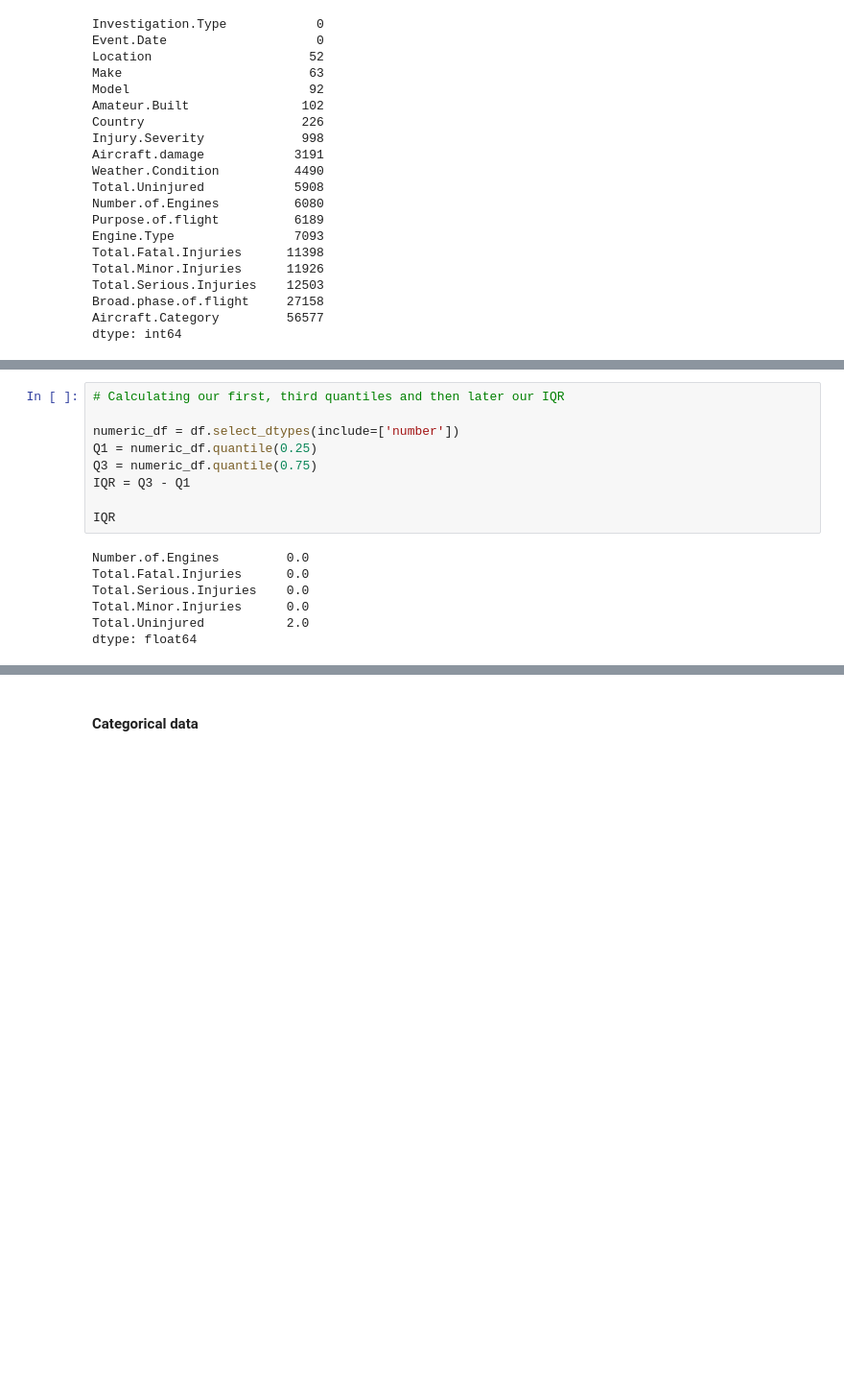
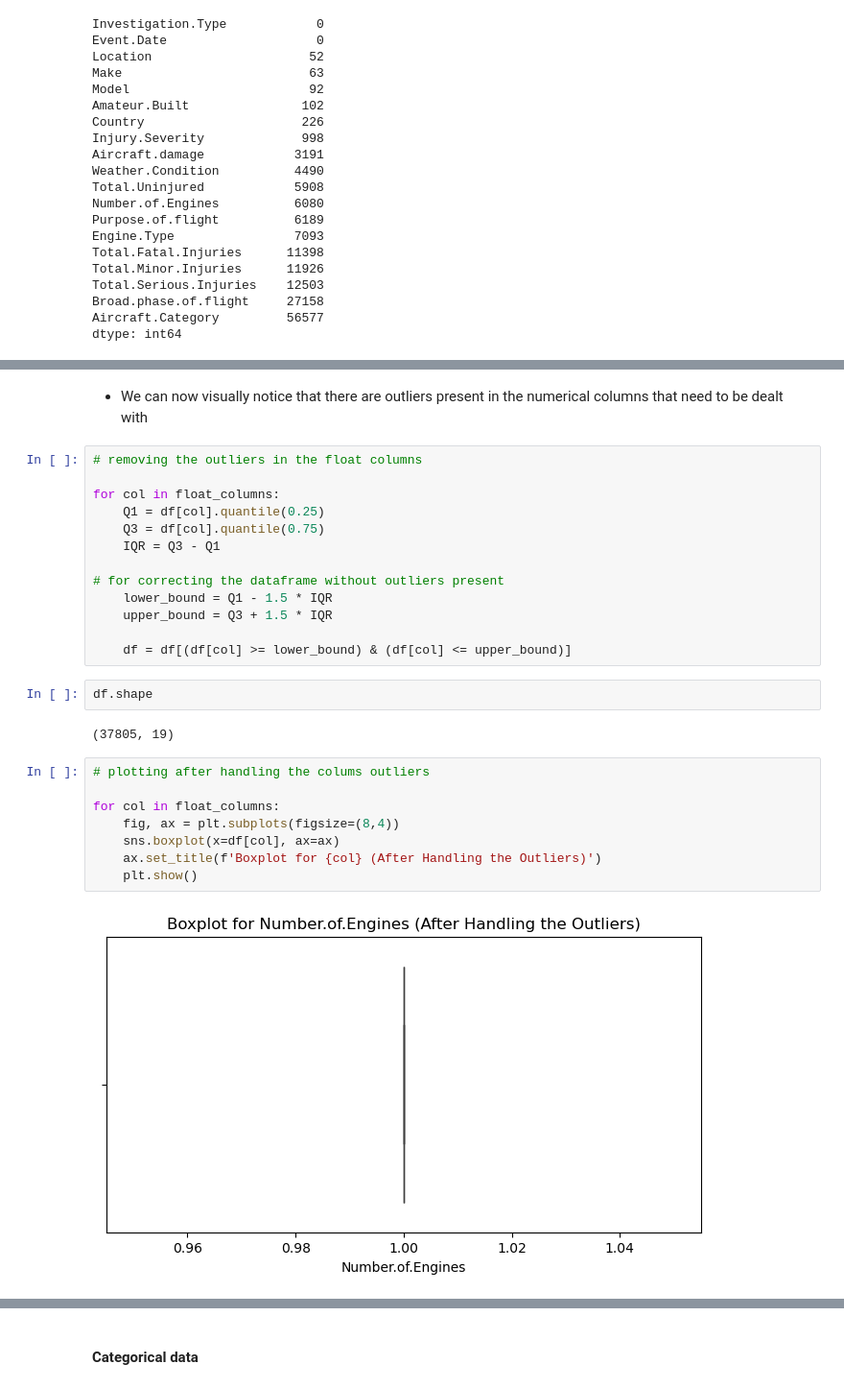
Before and after one commit to JuneHenia/Phase-1-Aviation-Project, a Jupyter notebook: notebooks/Phase 1 project.ipynb, the cells around one changed output, grey strips where cells are left out. Shown at 96% size. Saved outputs shown, nothing was run; the diff lists cells and outputs as text; blank space fills up the shorter version.

```diff
--- a/notebooks/Phase 1 project.ipynb
+++ b/notebooks/Phase 1 project.ipynb
@@ -313,16 +402,29 @@ plt.show()
+# %% [markdown]
+- We can now visually notice that there are outliers present in the numerical columns that need to be dealt with
 # %%
-# Calculating our first, third quantiles and then later our IQR
+# removing the outliers in the float columns
 
-numeric_df = df.select_dtypes(include=['number'])
-Q1 = numeric_df.quantile(0.25)
-Q3 = numeric_df.quantile(0.75)
-IQR = Q3 - Q1
+for col in float_columns:
+    Q1 = df[col].quantile(0.25)
+    Q3 = df[col].quantile(0.75)
+    IQR = Q3 - Q1
 
-IQR
+# for correcting the dataframe without outliers present
+    lower_bound = Q1 - 1.5 * IQR
+    upper_bound = Q3 + 1.5 * IQR
+
+    df = df[(df[col] >= lower_bound) & (df[col] <= upper_bound)]
-# %% [output]
-Number.of.Engines         0.0
-Total.Fatal.Injuries      0.0
-Total.Serious.Injuries    0.0
-Total.Minor.Injuries      0.0
-Total.Uninjured           2.0
-dtype: float64
+# %%
+df.shape
+# %% [output]
+(37805, 19)
+# %%
+# plotting after handling the colums outliers
+
+for col in float_columns:
+    fig, ax = plt.subplots(figsize=(8,4))
+    sns.boxplot(x=df[col], ax=ax)
+    ax.set_title(f'Boxplot for {col} (After Handling the Outliers)')
+    plt.show()
+# %% [output]
+[figure, added]
```
Also changed, not shown: parts of 20 cells of this notebook.
